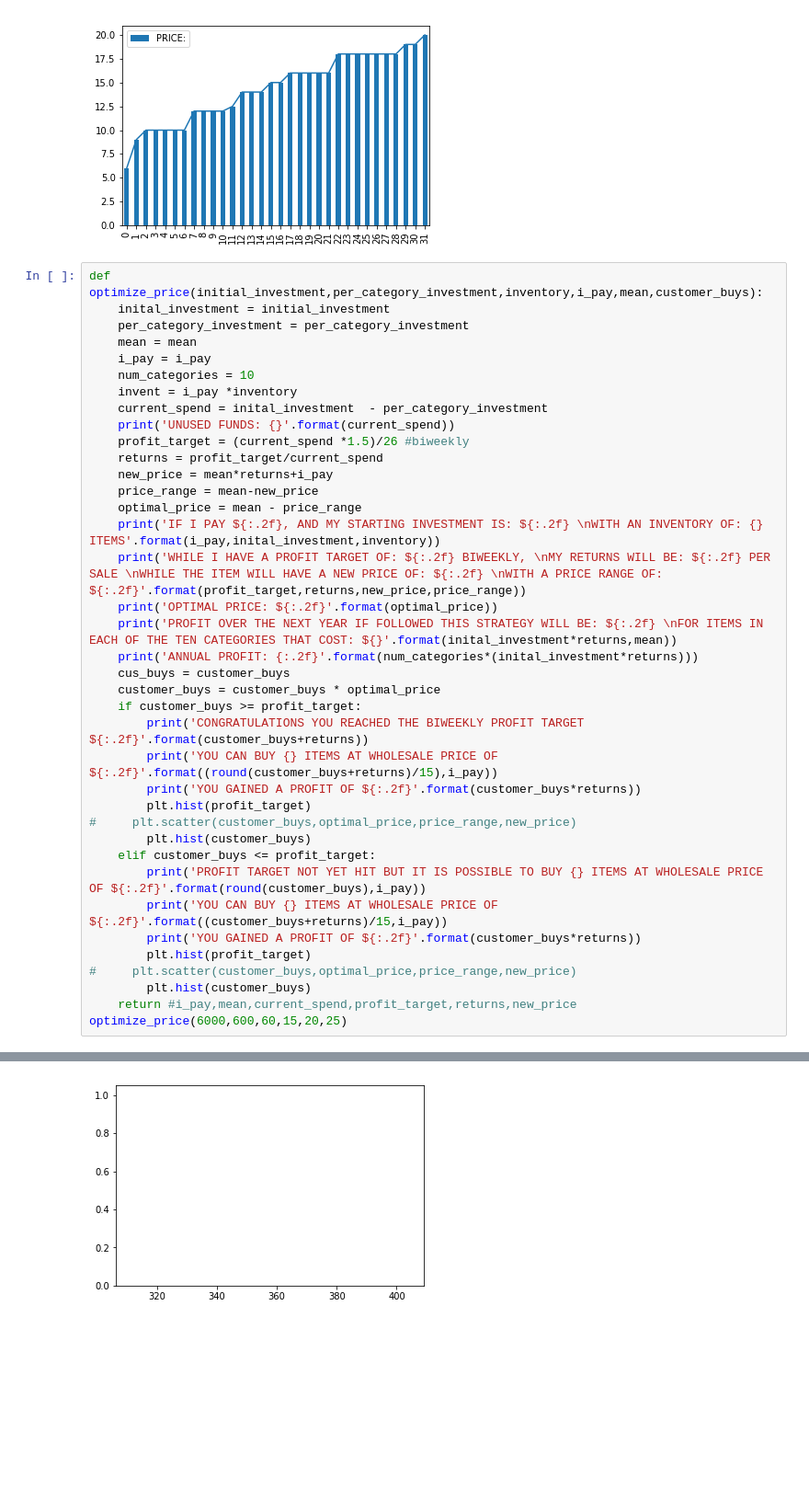
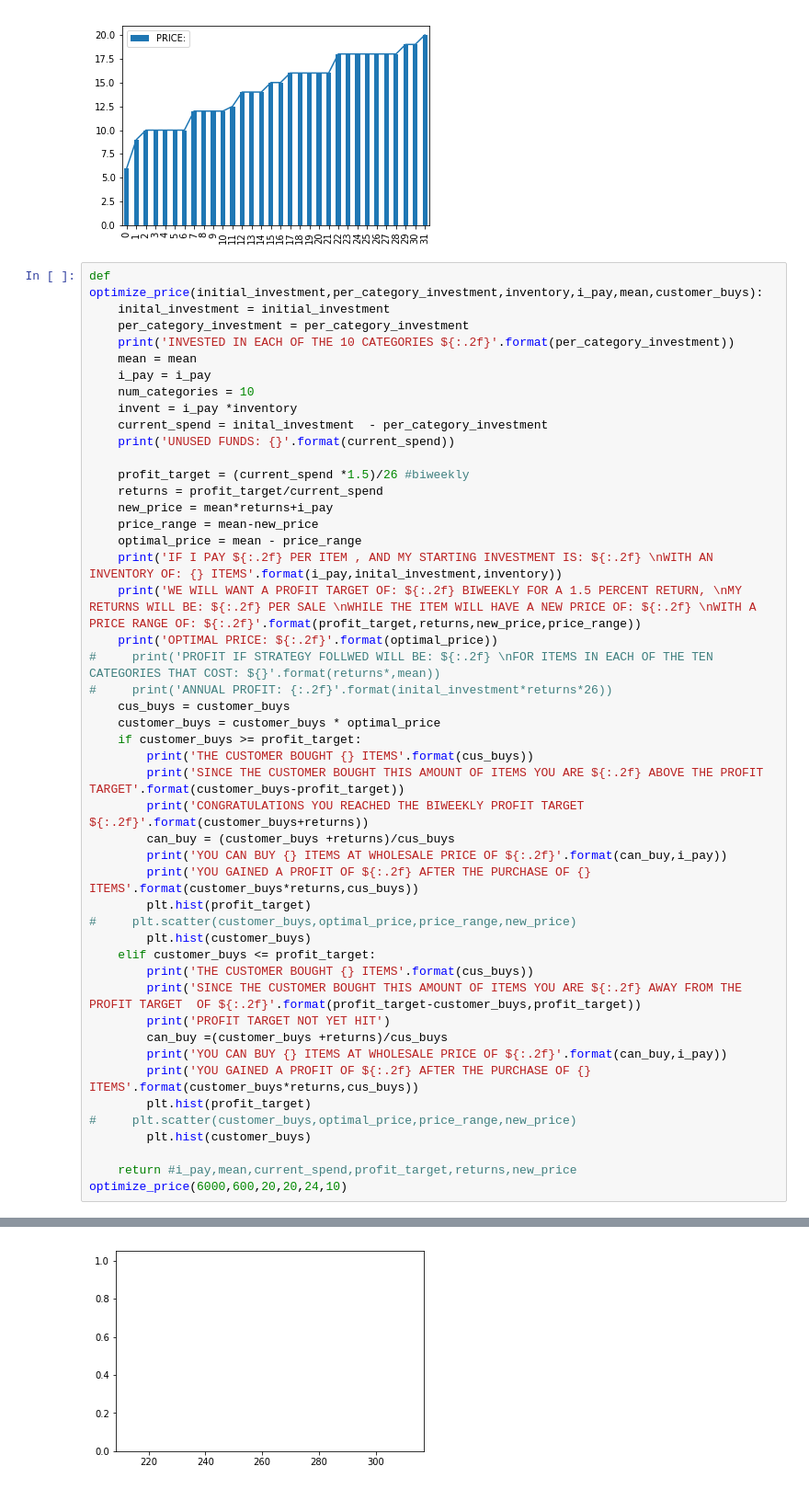
Before and after one commit to gamma-ai/shopify_AI, a Jupyter notebook: shopifai_agent.ipynb, the cells around one changed output, grey strips where cells are left out. Shown at 92% size. Drawn from its saved outputs; the diff is of its cells as text; blank space fills up the shorter version.

```diff
--- a/shopifai_agent.ipynb
+++ b/shopifai_agent.ipynb
@@ -166,38 +166,47 @@ max    20.000000
 def optimize_price(initial_investment,per_category_investment,inventory,i_pay,mean,customer_buys):
     inital_investment = initial_investment
     per_category_investment = per_category_investment
+    print('INVESTED IN EACH OF THE 10 CATEGORIES ${:.2f}'.format(per_category_investment))
     mean = mean
     i_pay = i_pay
     num_categories = 10
     invent = i_pay *inventory
     current_spend = inital_investment  - per_category_investment
     print('UNUSED FUNDS: {}'.format(current_spend))
+
     profit_target = (current_spend *1.5)/26 #biweekly
     returns = profit_target/current_spend
     new_price = mean*returns+i_pay
     price_range = mean-new_price
     optimal_price = mean - price_range
-    print('IF I PAY ${:.2f}, AND MY STARTING INVESTMENT IS: ${:.2f} \nWITH AN INVENTORY OF: {} ITEMS'.format(i_pay,inital_investment,inventory))
-    print('WHILE I HAVE A PROFIT TARGET OF: ${:.2f} BIWEEKLY, \nMY RETURNS WILL BE: ${:.2f} PER SALE \nWHILE THE ITEM WILL HAVE A NEW PRICE OF: ${:.2f} \nWITH A PRICE RANGE OF: ${:.2f}'.format(profit_target,returns,new_price,price_range))
+    print('IF I PAY ${:.2f} PER ITEM , AND MY STARTING INVESTMENT IS: ${:.2f} \nWITH AN INVENTORY OF: {} ITEMS'.format(i_pay,inital_investment,inventory))
+    print('WE WILL WANT A PROFIT TARGET OF: ${:.2f} BIWEEKLY FOR A 1.5 PERCENT RETURN, \nMY RETURNS WILL BE: ${:.2f} PER SALE \nWHILE THE ITEM WILL HAVE A NEW PRICE OF: ${:.2f} \nWITH A PRICE RANGE OF: ${:.2f}'.format(profit_target,returns,new_price,price_range))
     print('OPTIMAL PRICE: ${:.2f}'.format(optimal_price))
-    print('PROFIT OVER THE NEXT YEAR IF FOLLOWED THIS STRATEGY WILL BE: ${:.2f} \nFOR ITEMS IN EACH OF THE TEN CATEGORIES THAT COST: ${}'.format(inital_investment*returns,mean))
-    print('ANNUAL PROFIT: {:.2f}'.format(num_categories*(inital_investment*returns)))
+#     print('PROFIT IF STRATEGY FOLLWED WILL BE: ${:.2f} \nFOR ITEMS IN EACH OF THE TEN CATEGORIES THAT COST: ${}'.format(returns*,mean))
+#     print('ANNUAL PROFIT: {:.2f}'.format(inital_investment*returns*26))
     cus_buys = customer_buys
     customer_buys = customer_buys * optimal_price
     if customer_buys >= profit_target:
+        print('THE CUSTOMER BOUGHT {} ITEMS'.format(cus_buys))
+        print('SINCE THE CUSTOMER BOUGHT THIS AMOUNT OF ITEMS YOU ARE ${:.2f} ABOVE THE PROFIT TARGET'.format(customer_buys-profit_target))
         print('CONGRATULATIONS YOU REACHED THE BIWEEKLY PROFIT TARGET ${:.2f}'.format(customer_buys+returns))
-        print('YOU CAN BUY {} ITEMS AT WHOLESALE PRICE OF ${:.2f}'.format((round(customer_buys+returns)/15),i_pay))
-        print('YOU GAINED A PROFIT OF ${:.2f}'.format(customer_buys*returns))
+        can_buy = (customer_buys +returns)/cus_buys
+        print('YOU CAN BUY {} ITEMS AT WHOLESALE PRICE OF ${:.2f}'.format(can_buy,i_pay))
+        print('YOU GAINED A PROFIT OF ${:.2f} AFTER THE PURCHASE OF {} ITEMS'.format(customer_buys*returns,cus_buys))
         plt.hist(profit_target)
 #     plt.scatter(customer_buys,optimal_price,price_range,new_price)
         plt.hist(customer_buys)
     elif customer_buys <= profit_target:
-        print('PROFIT TARGET NOT YET HIT BUT IT IS POSSIBLE TO BUY {} ITEMS AT WHOLESALE PRICE OF ${:.2f}'.format(round(customer_buys),i_pay))
-        print('YOU CAN BUY {} ITEMS AT WHOLESALE PRICE OF ${:.2f}'.format((customer_buys+returns)/15,i_pay))
-        print('YOU GAINED A PROFIT OF ${:.2f}'.format(customer_buys*returns))
+        print('THE CUSTOMER BOUGHT {} ITEMS'.format(cus_buys))
+        print('SINCE THE CUSTOMER BOUGHT THIS AMOUNT OF ITEMS YOU ARE ${:.2f} AWAY FROM THE PROFIT TARGET  OF ${:.2f}'.format(profit_target-customer_buys,profit_target))
+        print('PROFIT TARGET NOT YET HIT')
+        can_buy =(customer_buys +returns)/cus_buys
+        print('YOU CAN BUY {} ITEMS AT WHOLESALE PRICE OF ${:.2f}'.format(can_buy,i_pay))
+        print('YOU GAINED A PROFIT OF ${:.2f} AFTER THE PURCHASE OF {} ITEMS'.format(customer_buys*returns,cus_buys))
         plt.hist(profit_target)
 #     plt.scatter(customer_buys,optimal_price,price_range,new_price)
         plt.hist(customer_buys)
+
     return #i_pay,mean,current_spend,profit_target,returns,new_price
-optimize_price(6000,600,60,15,20,25)
+optimize_price(6000,600,20,20,24,10)
 # %% [output]
@@ -218 +227 @@ YOU GAINED A PROFIT OF $23.30
-[figure, old version]
+[figure, new version]
```
Also changed, not shown: parts of 1 cell of this notebook.
